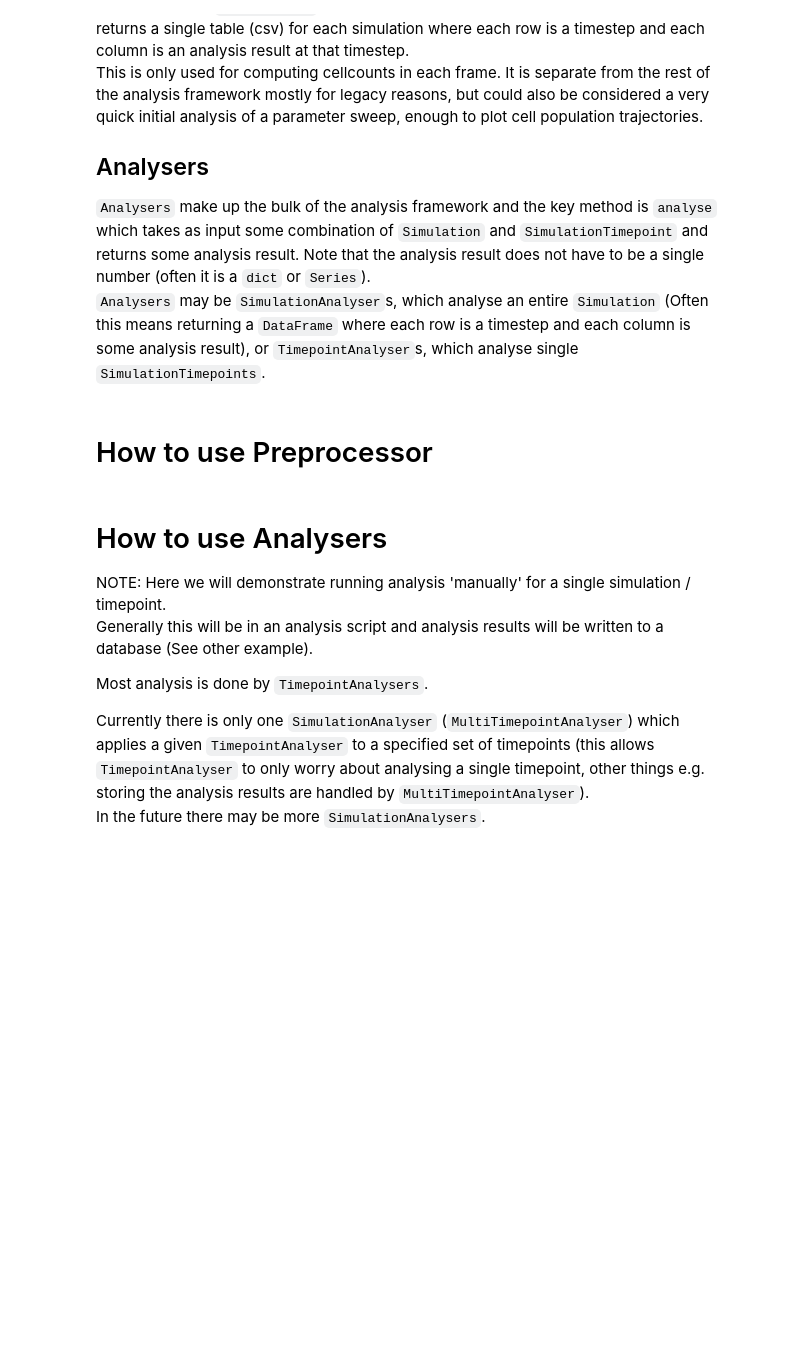
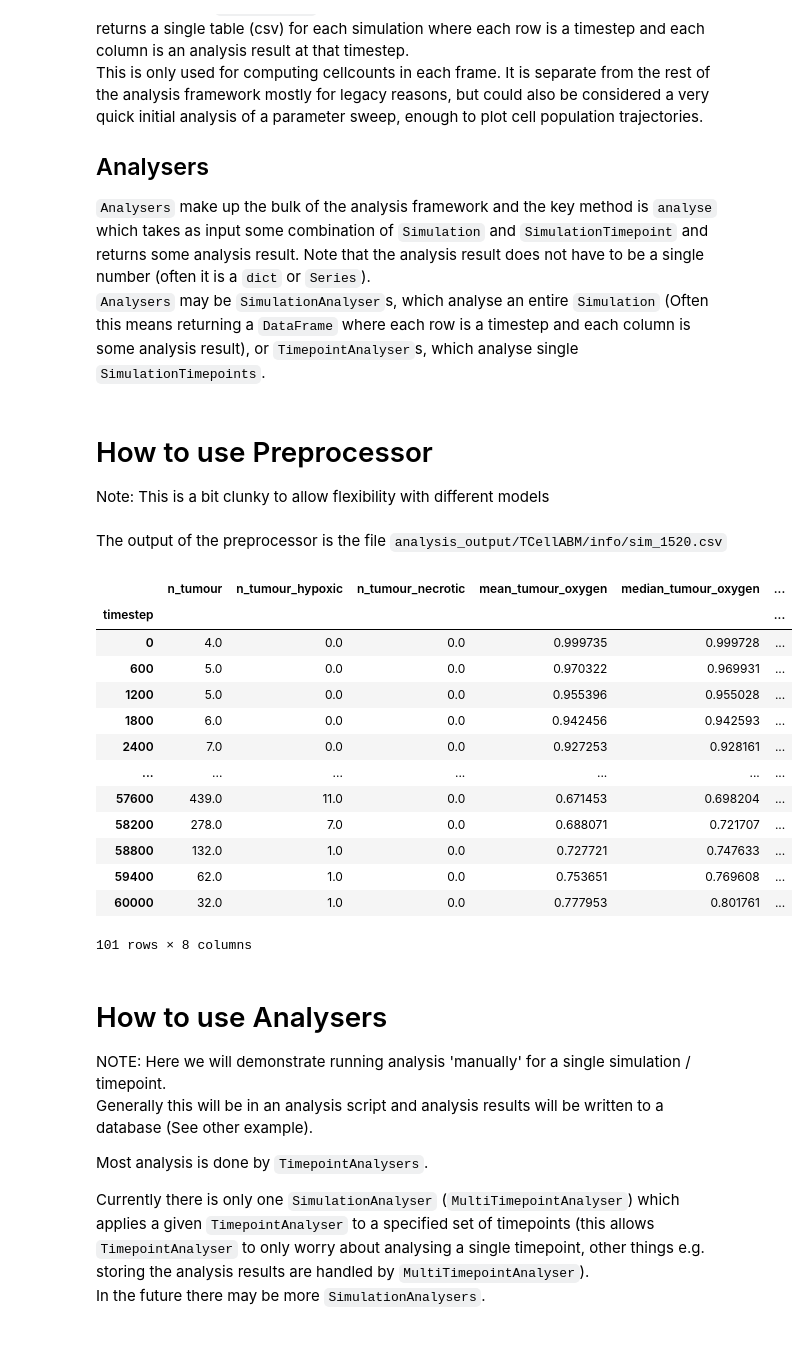
Before and after one commit to NicholasFan235/cell-movie-maker, a Jupyter notebook: examples/Example 3: Performing Analysis.ipynb, the cells around one changed output. Saved outputs shown, nothing was run; the diff lists cells and outputs as text; code cells hidden in the pictures; blank space fills up the shorter version.

```diff
--- a/examples/Example 3: Performing Analysis.ipynb
+++ b/examples/Example 3: Performing Analysis.ipynb
@@ -40,3 +38,4 @@ This is only used for computing cellcounts in each frame. It is separate from th
 `Analysers` may be `SimulationAnalyser`s, which analyse an entire `Simulation` (Often this means returning a `DataFrame` where each row is a timestep and each column is some analysis result), or `TimepointAnalyser`s, which analyse single `SimulationTimepoints`.
 # %% [markdown]
 # How to use Preprocessor
+Note: This is a bit clunky to allow flexibility with different models
@@ -43,3 +66,23 @@ This is only used for computing cellcounts in each frame. It is separate from th
+# %% [markdown]
+The output of the preprocessor is the file `analysis_output/TCellABM/info/sim_1520.csv`
+# %%
+import pandas as pd
+pd.read_csv("analysis_output/TCellABM/info/sim_1520.csv", index_col='timestep')
+# %% [output]
+|  | n_tumour | n_tumour_hypoxic | n_tumour_necrotic | mean_tumour_oxygen | median_tumour_oxygen | ... |
+| timestep |  |  |  |  |  | ... |
+| 0 | 4.0 | 0.0 | 0.0 | 0.999735 | 0.999728 | ... |
+| 600 | 5.0 | 0.0 | 0.0 | 0.970322 | 0.969931 | ... |
+| 1200 | 5.0 | 0.0 | 0.0 | 0.955396 | 0.955028 | ... |
+| 1800 | 6.0 | 0.0 | 0.0 | 0.942456 | 0.942593 | ... |
+| 2400 | 7.0 | 0.0 | 0.0 | 0.927253 | 0.928161 | ... |
+| ... | ... | ... | ... | ... | ... | ... |
+| 57600 | 439.0 | 11.0 | 0.0 | 0.671453 | 0.698204 | ... |
+| 58200 | 278.0 | 7.0 | 0.0 | 0.688071 | 0.721707 | ... |
+| 58800 | 132.0 | 1.0 | 0.0 | 0.727721 | 0.747633 | ... |
+| 59400 | 62.0 | 1.0 | 0.0 | 0.753651 | 0.769608 | ... |
+| 60000 | 32.0 | 1.0 | 0.0 | 0.777953 | 0.801761 | ... |
+101 rows × 8 columns
 # %% [markdown]
 # How to use Analysers
 
```
Also changed, not shown: parts of 15 cells of this notebook, 12 other files.
